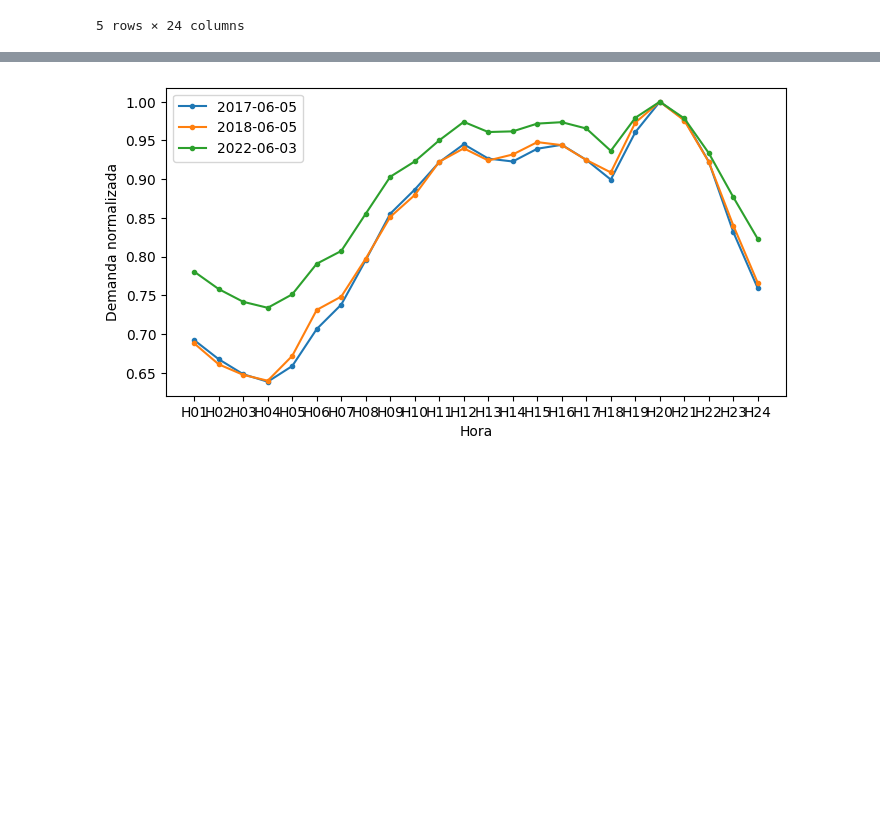
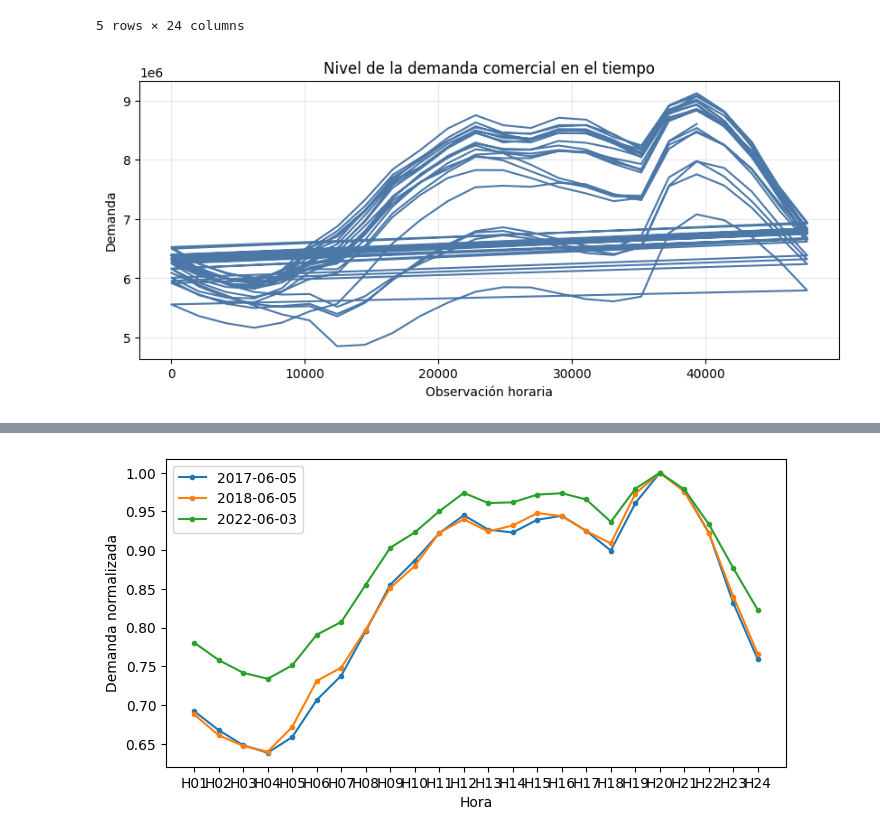
Before and after one commit to jdvelasq/classroom-vibecoding, a Jupyter notebook: implementation/predictiva/P206_clustering_demanda/professor/notebook.ipynb, the cells around one changed output, grey strips where cells are left out. Saved outputs shown, nothing was run; the diff lists cells and outputs as text; code cells hidden in the pictures; blank space fills up the shorter version.

Commit message:
Restore demand clustering evidence and interpretation

```diff
--- a/implementation/predictiva/P206_clustering_demanda/professor/notebook.ipynb
+++ b/implementation/predictiva/P206_clustering_demanda/professor/notebook.ipynb
@@ -17,6 +17,20 @@ data.head()
 | 2017-01-04 | 6321851.20 | 6092135.24 | 5905390.85 | 5827867.82 | 5925730.02 | 6182279.89 | 6276759.96 | 6737660.53 | 7256819.19 | 7608691.40 | ... | ... |
 | 2017-01-05 | 6395397.96 | 6162409.22 | 6001153.67 | 5918673.26 | 6005924.21 | 6225027.53 | 6322923.78 | 6739120.44 | 7307847.42 | 7619827.03 | ... | ... |
 5 rows × 24 columns
+# %%
+# La serie continua evidencia que el nivel cambia en el tiempo; por eso el clustering se concentra después en la forma diaria.
+
+series = data.reset_index().melt(id_vars="Fecha", var_name="hora", value_name="demanda").sort_values(["Fecha", "hora"]).head(500)
+plt.figure(figsize=(10, 4))
+plt.plot(series["demanda"], color="#4c78a8")
+plt.xlabel("Observación horaria")
+plt.ylabel("Demanda")
+plt.title("Nivel de la demanda comercial en el tiempo")
+plt.grid(alpha=0.3)
+plt.savefig("../submission/demanda-comercial.png", bbox_inches="tight")
+plt.show()
+# %% [output]
+[figure, added]
 # %%
 # La normalización separa la forma diaria del nivel absoluto de demanda.
 
```
Also changed, not shown: parts of 2 cells of this notebook, 3 other files.
